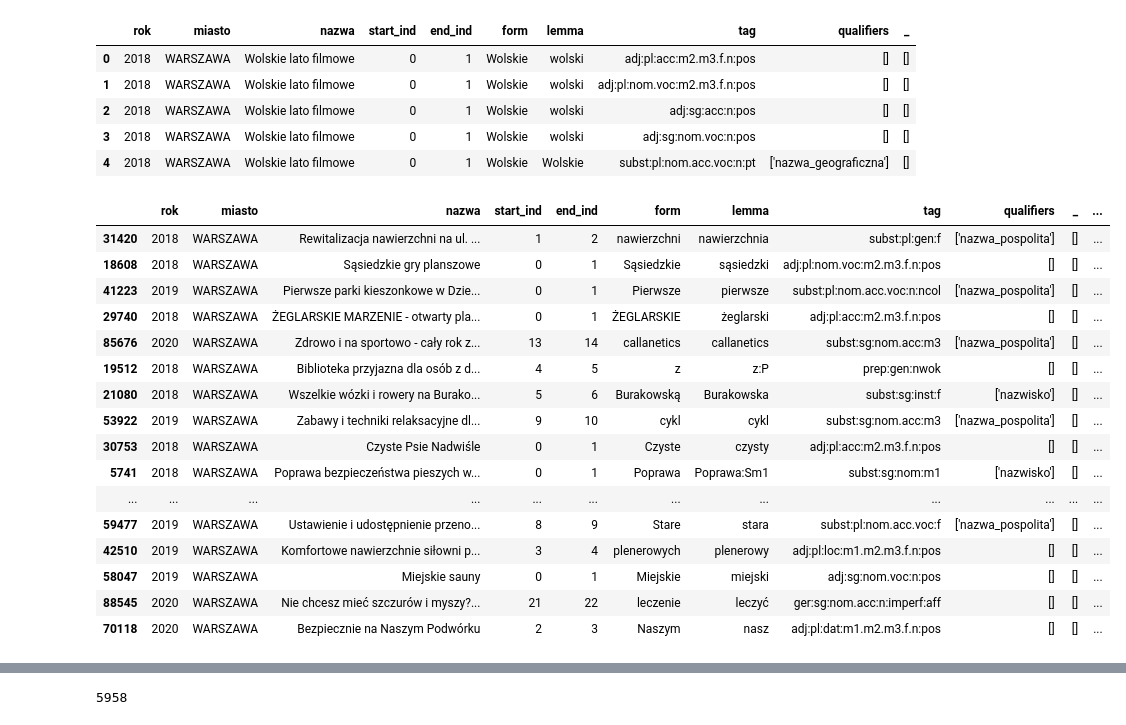
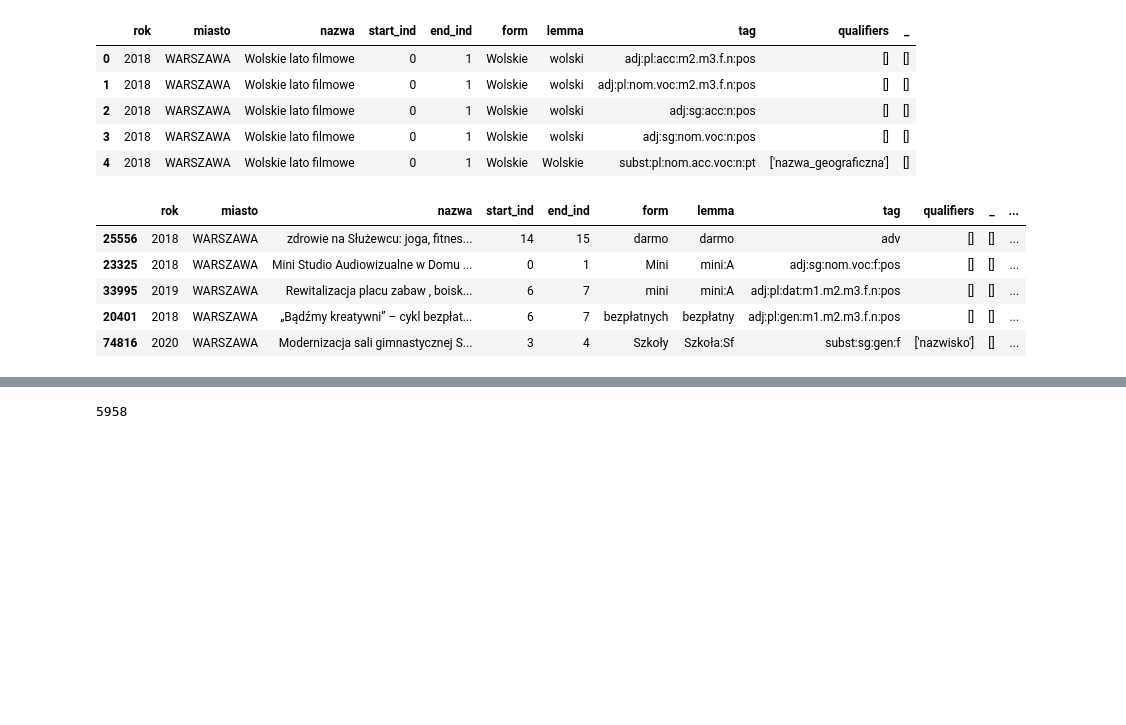
Before and after one commit to malowana/NLP_budzet_obywatelski, a Jupyter notebook: BO_analiza_morfologiczna_LDA.ipynb, the cells around one changed output, grey strips where cells are left out. Cells and saved outputs as stored; diff of their text form; code cells hidden in the pictures; blank space fills up the shorter version.

```diff
--- a/BO_analiza_morfologiczna_LDA.ipynb
+++ b/BO_analiza_morfologiczna_LDA.ipynb
@@ -49,24 +31,13 @@ df_waw.head()
 | 4 | 2018 | WARSZAWA | Wolskie lato filmowe | 0 | 1 | Wolskie | Wolskie | subst:pl:nom.acc.voc:n:pt | ['nazwa_geograficzna'] | [] |
 # %%
 df_waw['lemma_clean'] = df_waw['lemma'].str.split(':', expand=True)[0]
-df_waw.sample(20)
+df_waw.sample(5)
 # %% [output]
 |  | rok | miasto | nazwa | start_ind | end_ind | form | lemma | tag | qualifiers | _ | ... |
-| 31420 | 2018 | WARSZAWA | Rewitalizacja nawierzchni na ul. ... | 1 | 2 | nawierzchni | nawierzchnia | subst:pl:gen:f | ['nazwa_pospolita'] | [] | ... |
-| 18608 | 2018 | WARSZAWA | Sąsiedzkie gry planszowe | 0 | 1 | Sąsiedzkie | sąsiedzki | adj:pl:nom.voc:m2.m3.f.n:pos | [] | [] | ... |
-| 41223 | 2019 | WARSZAWA | Pierwsze parki kieszonkowe w Dzie... | 0 | 1 | Pierwsze | pierwsze | subst:pl:nom.acc.voc:n:ncol | ['nazwa_pospolita'] | [] | ... |
-| 29740 | 2018 | WARSZAWA | ŻEGLARSKIE MARZENIE - otwarty pla... | 0 | 1 | ŻEGLARSKIE | żeglarski | adj:pl:acc:m2.m3.f.n:pos | [] | [] | ... |
-| 85676 | 2020 | WARSZAWA | Zdrowo i na sportowo - cały rok z... | 13 | 14 | callanetics | callanetics | subst:sg:nom.acc:m3 | ['nazwa_pospolita'] | [] | ... |
-| 19512 | 2018 | WARSZAWA | Biblioteka przyjazna dla osób z d... | 4 | 5 | z | z:P | prep:gen:nwok | [] | [] | ... |
-| 21080 | 2018 | WARSZAWA | Wszelkie wózki i rowery na Burako... | 5 | 6 | Burakowską | Burakowska | subst:sg:inst:f | ['nazwisko'] | [] | ... |
-| 53922 | 2019 | WARSZAWA | Zabawy i techniki relaksacyjne dl... | 9 | 10 | cykl | cykl | subst:sg:nom.acc:m3 | ['nazwa_pospolita'] | [] | ... |
-| 30753 | 2018 | WARSZAWA | Czyste Psie Nadwiśle | 0 | 1 | Czyste | czysty | adj:pl:acc:m2.m3.f.n:pos | [] | [] | ... |
-| 5741 | 2018 | WARSZAWA | Poprawa bezpieczeństwa pieszych w... | 0 | 1 | Poprawa | Poprawa:Sm1 | subst:sg:nom:m1 | ['nazwisko'] | [] | ... |
-| ... | ... | ... | ... | ... | ... | ... | ... | ... | ... | ... | ... |
-| 59477 | 2019 | WARSZAWA | Ustawienie i udostępnienie przeno... | 8 | 9 | Stare | stara | subst:pl:nom.acc.voc:f | ['nazwa_pospolita'] | [] | ... |
-| 42510 | 2019 | WARSZAWA | Komfortowe nawierzchnie siłowni p... | 3 | 4 | plenerowych | plenerowy | adj:pl:loc:m1.m2.m3.f.n:pos | [] | [] | ... |
-| 58047 | 2019 | WARSZAWA | Miejskie sauny | 0 | 1 | Miejskie | miejski | adj:sg:nom.voc:n:pos | [] | [] | ... |
-| 88545 | 2020 | WARSZAWA | Nie chcesz mieć szczurów i myszy?... | 21 | 22 | leczenie | leczyć | ger:sg:nom.acc:n:imperf:aff | [] | [] | ... |
-| 70118 | 2020 | WARSZAWA | Bezpiecznie na Naszym Podwórku | 2 | 3 | Naszym | nasz | adj:pl:dat:m1.m2.m3.f.n:pos | [] | [] | ... |
+| 25556 | 2018 | WARSZAWA | zdrowie na Służewcu: joga, fitnes... | 14 | 15 | darmo | darmo | adv | [] | [] | ... |
+| 23325 | 2018 | WARSZAWA | Mini Studio Audiowizualne w Domu ... | 0 | 1 | Mini | mini:A | adj:sg:nom.voc:f:pos | [] | [] | ... |
+| 33995 | 2019 | WARSZAWA | Rewitalizacja placu zabaw , boisk... | 6 | 7 | mini | mini:A | adj:pl:dat:m1.m2.m3.f.n:pos | [] | [] | ... |
+| 20401 | 2018 | WARSZAWA | „Bądźmy kreatywni” – cykl bezpłat... | 6 | 7 | bezpłatnych | bezpłatny | adj:pl:gen:m1.m2.m3.f.n:pos | [] | [] | ... |
+| 74816 | 2020 | WARSZAWA | Modernizacja sali gimnastycznej S... | 3 | 4 | Szkoły | Szkoła:Sf | subst:sg:gen:f | ['nazwisko'] | [] | ... |
 # %%
 df_waw['tokens'] = df_waw['lemma_clean'].apply(simple_preprocess)
```
Also changed, not shown: parts of 33 cells of this notebook.
